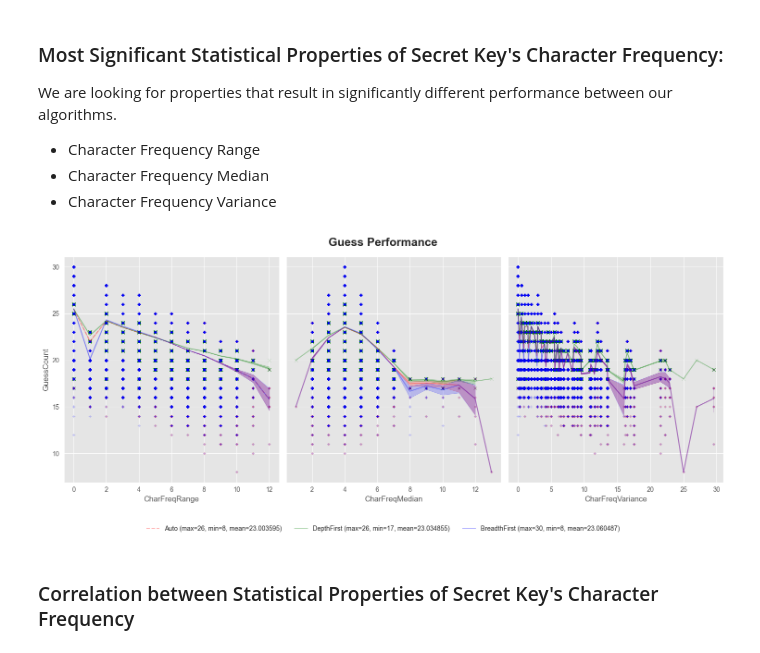
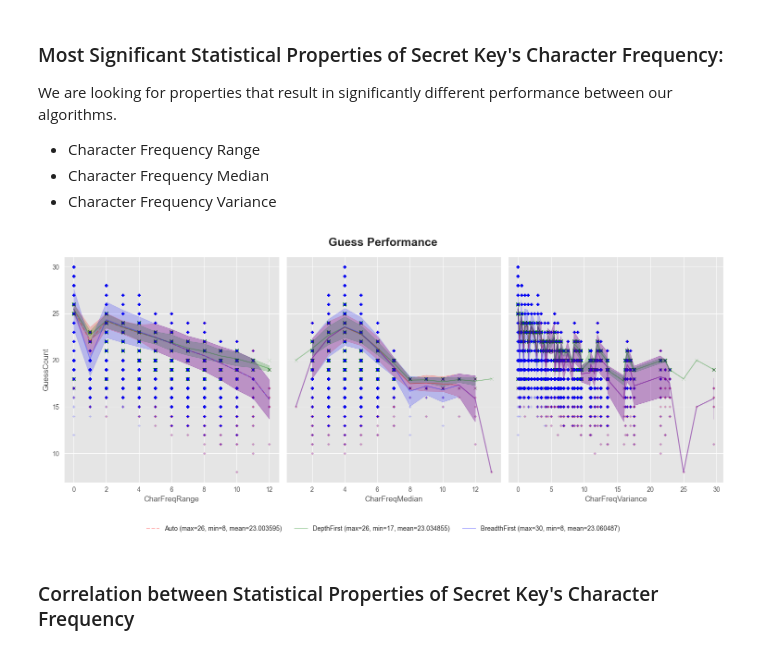
Before and after one commit to miketvo/rmit2023a-cosc2658-group-project, a Jupyter notebook: notebooks/MikeAlgo1/Analysis.ipynb, the cells around one changed output. Saved outputs shown, nothing was run; the diff lists cells and outputs as text; code cells hidden in the pictures.

```diff
--- a/notebooks/MikeAlgo1/Analysis.ipynb
+++ b/notebooks/MikeAlgo1/Analysis.ipynb
@@ -140,7 +140,7 @@ sns.scatterplot(
 
 sns.lineplot(
     x=guessData["Auto"][x_cols[0]], y=guessData["Auto"]["GuessCount"], ax=ax[0],
-    c="red", alpha=0.3,
+    c="red", alpha=0.3, errorbar="sd",
     label=f"Auto (max={guessData['Auto']['GuessCount'].max()}, "
           f"min={guessData['Auto']['GuessCount'].min()}, "
           f"mean={guessData['Auto']['GuessCount'].mean()})",
@@ -149,7 +149,7 @@ sns.lineplot(
 )
 sns.lineplot(
     x=guessData["DepthFirst"][x_cols[0]], y=guessData["DepthFirst"]["GuessCount"], ax=ax[0],
-    c="green", alpha=0.3,
+    c="green", alpha=0.3, errorbar="sd",
     label=f"DepthFirst (max={guessData['DepthFirst']['GuessCount'].max()}, "
           f"min={guessData['DepthFirst']['GuessCount'].min()}, "
           f"mean={guessData['DepthFirst']['GuessCount'].mean()})",
@@ -157,7 +157,7 @@ sns.lineplot(
 )
 sns.lineplot(
     x=guessData["BreadthFirst"][x_cols[0]], y=guessData["BreadthFirst"]["GuessCount"], ax=ax[0],
-    c="blue", alpha=0.3,
+    c="blue", alpha=0.3, errorbar="sd",
     label=f"BreadthFirst (max={guessData['BreadthFirst']['GuessCount'].max()}, "
           f"min={guessData['BreadthFirst']['GuessCount'].min()}, "
           f"mean={guessData['BreadthFirst']['GuessCount'].mean()})",
@@ -175,37 +175,37 @@ for i in range(1, len(x_cols)):
         marker="x", linewidth=0.5, alpha=0.2, color="green", s=25,
         legend=False
     )
     sns.scatterplot(
         x=guessData["BreadthFirst"][x_cols[i]], y=guessData["BreadthFirst"]["GuessCount"], ax=ax[i],
         marker="+", linewidth=1, alpha=0.2, color="blue", s=25,
         legend=False
     )
 
     sns.lineplot(
         x=guessData["Auto"][x_cols[i]], y=guessData["Auto"]["GuessCount"], ax=ax[i],
-        c="red", alpha=0.3,
+        c="red", alpha=0.3, errorbar="sd",
         legend=False
     )
     sns.lineplot(
         x=guessData["DepthFirst"][x_cols[i]], y=guessData["DepthFirst"]["GuessCount"], ax=ax[i],
-        c="green", alpha=0.3,
+        c="green", alpha=0.3, errorbar="sd",
         legend=False
     )
     sns.lineplot(
         x=guessData["BreadthFirst"][x_cols[i]], y=guessData["BreadthFirst"]["GuessCount"], ax=ax[i],
-        c="blue", alpha=0.3,
+        c="blue", alpha=0.3, errorbar="sd",
         legend=False
     )
 
 fig.legend(loc="outside lower center", ncol=len(x_cols), bbox_to_anchor=(0.5, -0.1), frameon=False)
 fig.suptitle("Guess Performance", fontsize=18, fontweight="bold")
 fig.subplots_adjust(bottom=0.2)
 fig.tight_layout()
 
 plt.show()
 fig.savefig("images/GuessCountPerformanceReport.png", bbox_inches="tight")
 # %% [output]
-[figure, old version]
+[figure, new version]
 # %% [markdown]
 ### Correlation between Statistical Properties of Secret Key's Character Frequency
 # %%
```
Also changed, not shown: parts of 7 cells of this notebook, 10 other files.
